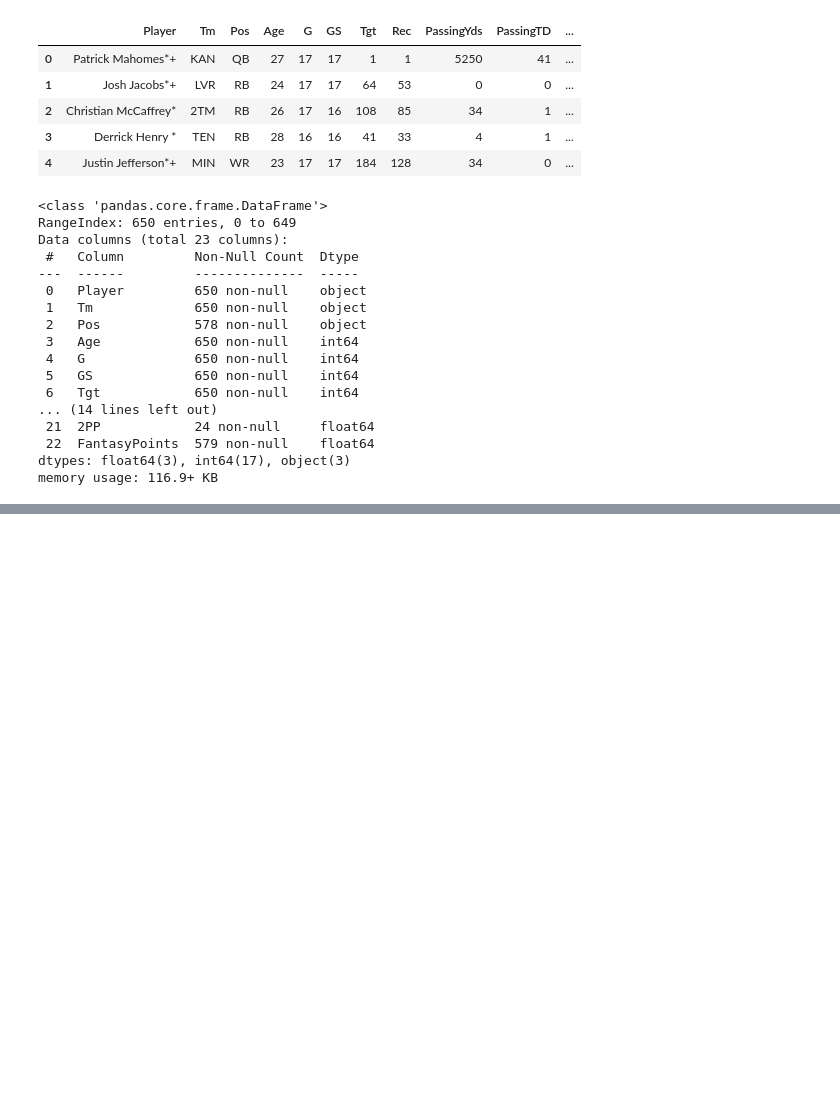
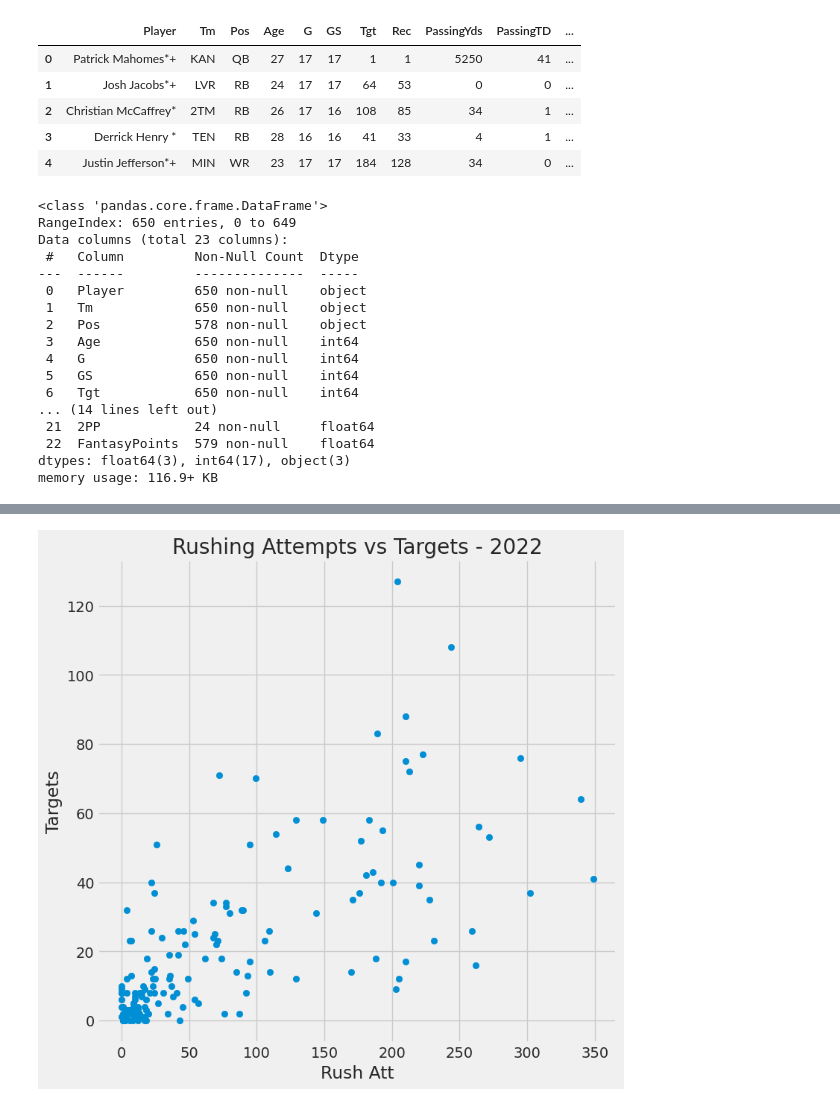
Before and after one commit to Schlager22/FDP_Course, a Jupyter notebook: Viz_with_Seaborn_Matplotlib.ipynb, the cells around one changed output, grey strips where cells are left out. Saved outputs shown, nothing was run; the diff lists cells and outputs as text; code cells hidden in the pictures; blank space fills up the shorter version.

```diff
--- a/Viz_with_Seaborn_Matplotlib.ipynb
+++ b/Viz_with_Seaborn_Matplotlib.ipynb
@@ -38,0 +92,14 @@ memory usage: 116.9+ KB
+# %%
+# Five thirty eight WIP***
+style.use('fivethirtyeight')
+rb_df.plot(x=rb_df['RushingAtt'],y=rb_df['Tgt'], figsize=(12,8))
+# %%
+plt.figure(figsize=(8,8))
+plt.scatter(rb_df['RushingAtt'],rb_df['Tgt']);
+plt.xlabel('Rush Att');
+plt.ylabel('Targets');
+plt.title('Rushing Attempts vs Targets - 2022');
+
+# Customization lean towards mat plot lib
+# %% [output]
+[figure, added]
```
Also changed, not shown: parts of 17 cells of this notebook.
